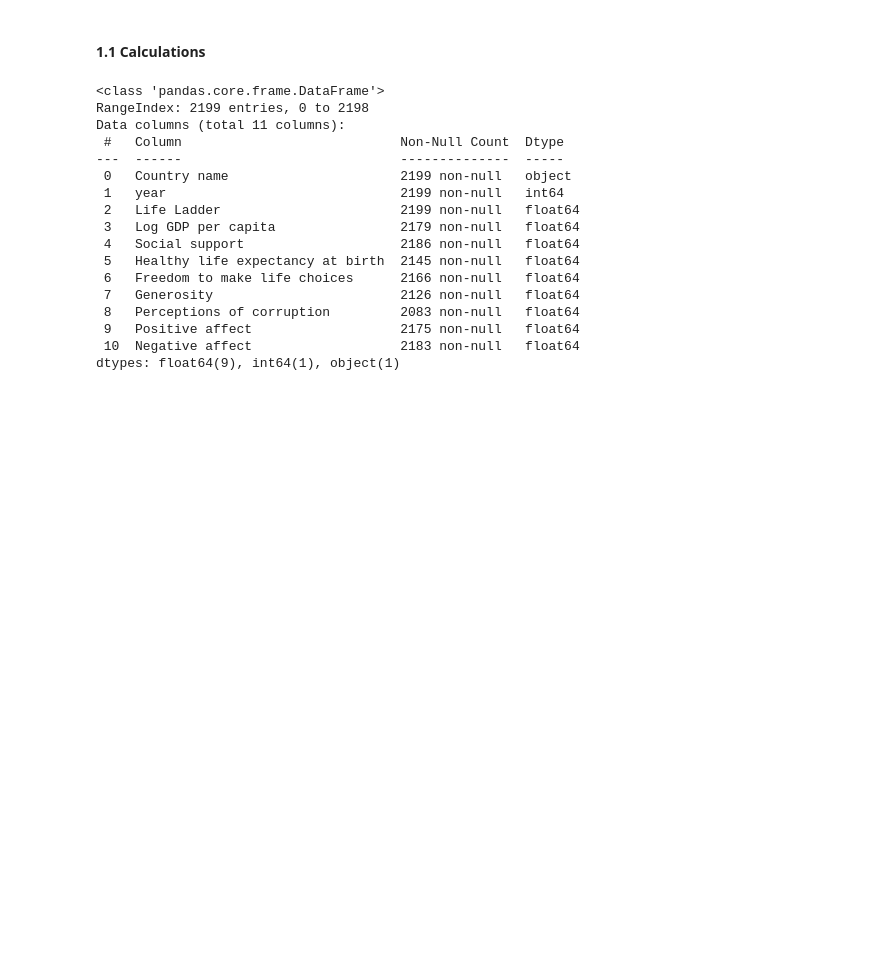
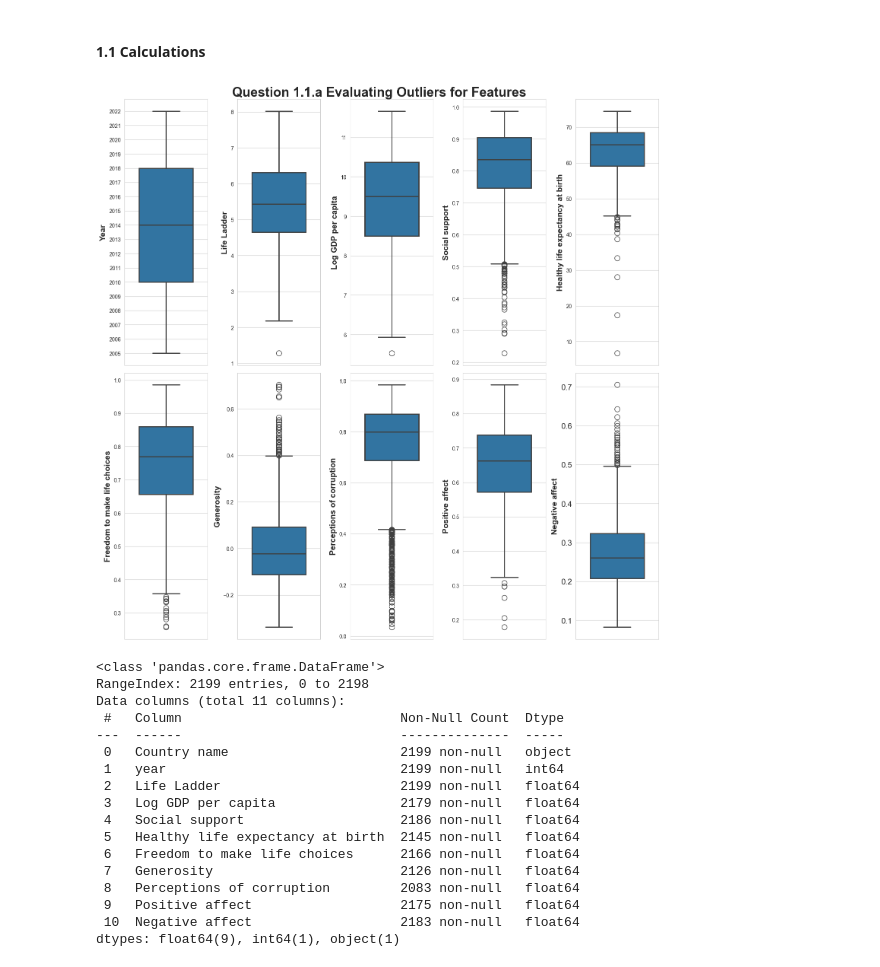
Before and after one commit to USFCA-CS663-Spring2024/happiness-jaambat, a Jupyter notebook: Happiness - Assignment 1 - CS 663 (Machine Learning).ipynb, the cells around one changed output. Cells and saved outputs as stored; diff of their text form; code cells hidden in the pictures; blank space fills up the shorter version.

```diff
--- a/Happiness - Assignment 1 - CS 663 (Machine Learning).ipynb
+++ b/Happiness - Assignment 1 - CS 663 (Machine Learning).ipynb
@@ -105,3 +128,47 @@ Negative a...   || Std: 0.087 || Mean:    0.272 || Min:    0.083 || ( True )
 # %% [markdown]
 #### 1.1 Calculations
+# %%
+# 1.1.a Box plots to evaluate outliers.
+figure, axes = plt.subplots(nrows=2, ncols=5, figsize=(15, 15))  # since we have 10 features
+figure.suptitle("Question 1.1.a Evaluating Outliers for Features",
+          fontsize=25,
+          fontweight="bold")
+
+plt.tick_params(labelsize=15)
+
+box_plot_axis = sns.boxplot(data=whr_data_frame["year"], width=0.65, ax=axes[0, 0], linewidth=2.0, fliersize=10)
+axes[0, 0].set_ylabel("Year", fontweight="bold", fontsize=15)
+axes[0, 0].set_yticks(range(2005, 2023))
+
+sns.boxplot(data=whr_data_frame["Life Ladder"], width=0.65, ax=axes[0, 1], linewidth=2.0, fliersize=10)
+axes[0, 1].set_ylabel("Life Ladder", fontweight="bold", fontsize=15)
+
+sns.boxplot(data=whr_data_frame["Log GDP per capita"], width=0.65, ax=axes[0, 2], linewidth=2.0, fliersize=10)
+axes[0, 2].set_ylabel("Log GDP per capita", fontweight="bold", fontsize=15)
+
+sns.boxplot(data=whr_data_frame["Social support"], width=0.65, ax=axes[0, 3], linewidth=2.0, fliersize=10)
+axes[0, 3].set_ylabel("Social support", fontweight="bold", fontsize=15)
+
+sns.boxplot(data=whr_data_frame["Healthy life expectancy at birth"], width=0.65, ax=axes[0, 4], linewidth=2.0, fliersize=10)
+axes[0, 4].set_ylabel("Healthy life expectancy at birth", fontweight="bold", fontsize=15)
+
+sns.boxplot(data=whr_data_frame["Freedom to make life choices"], width=0.65, ax=axes[1, 0], linewidth=2.0, fliersize=10)
+axes[1, 0].set_ylabel("Freedom to make life choices", fontweight="bold", fontsize=15)
+
+sns.boxplot(data=whr_data_frame["Generosity"], width=0.65, ax=axes[1, 1], linewidth=2.0, fliersize=10)
+axes[1, 1].set_ylabel("Generosity", fontweight="bold", fontsize=15)
+
+sns.boxplot(data=whr_data_frame["Perceptions of corruption"], width=0.65, ax=axes[1, 2], linewidth=2.0, fliersize=10)
+axes[1, 2].set_ylabel("Perceptions of corruption", fontweight="bold", fontsize=15)
+
+sns.boxplot(data=whr_data_frame["Positive affect"], width=0.65, ax=axes[1, 3], linewidth=2.0, fliersize=10)
+axes[1, 3].set_ylabel("Positive affect", fontweight="bold", fontsize=15)
+
+sns.boxplot(data=whr_data_frame["Negative affect"], width=0.65, ax=axes[1, 4], linewidth=2.0, fliersize=10)
+axes[1, 4].set_ylabel("Negative affect", fontweight="bold", fontsize=15)
+
+plt.tight_layout()
+plt.show()
+# %% [output]
+[figure, added]
 # %%
```
Also changed, not shown: parts of 10 cells of this notebook.
